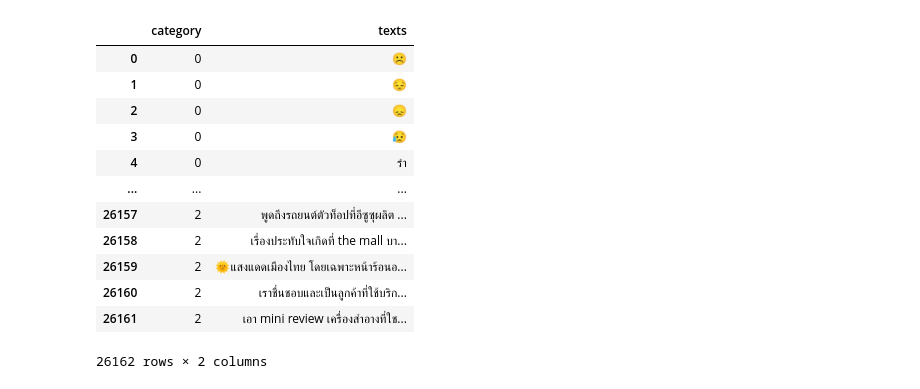
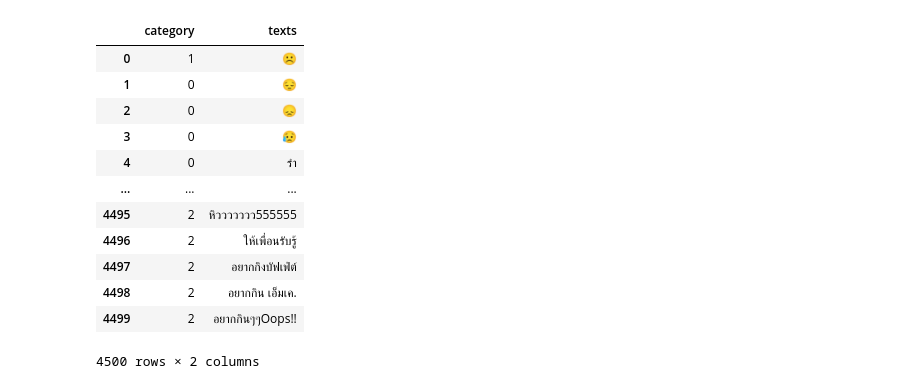
Before and after one commit to rinniizz/nlp, a Jupyter notebook: tensorflow.ipynb, the cells around one changed output. Cells and saved outputs as stored; diff of their text form; code cells hidden in the pictures.

```diff
--- a/tensorflow.ipynb
+++ b/tensorflow.ipynb
@@ -5,8 +5,8 @@ import numpy as np
 # %%
 import csv
 
-file1_path = 'testtext.txt'
-file2_path = 'testtext_label.txt'
+file1_path = './texttest1.txt'
+file2_path = './texttest1_label.txt'
 output_file_path = '_train.csv'
 
 dat = {'text': [], 'sentiment': []}
@@ -27,45 +27,45 @@ with open(output_file_path, 'w', newline='', encoding='utf-8-sig') as csv_file:
     # เขียนหัวข้อคอลัมน์
     # csv_writer.writerow(["sentiment", "text"])
 
     # เขียนข้อมูลลงในไฟล์ CSV
     for sentiment, text in zip(dat['sentiment'], dat['text']):
         sentiment = sentiment.strip()
         text = text.strip()
 
         # ข้ามหากค่า "q" ในทั้งสองไฟล์
         if sentiment == "q" or text == "q":
             continue
 
         # ข้าม index ที่มีค่า "q" ในไฟล์ "train_label.txt"
         if sentiment == "train" and text == "q":
             continue
 
         csv_writer.writerow([sentiment, text])
 
 # df = pd.read_csv(output_file_path, names=['category', 'texts'], header=None, encoding='utf-8-sig')
 # df
 # df = pd.read_csv('convert.csv', names=['texts', 'category'], header=None)
 # สร้างคำสั่งแมปเพื่อแปลงค่า label เป็นตัวเลขตามที่ต้องการ
 label_mapping = {'neu': 1, 'neg': 0, 'pos': 2}
 
 # อ่านไฟล์ CSV และใช้ฟังก์ชันแมปเพื่อแปลงค่า label
 df = pd.read_csv('_train.csv', names=['category', 'texts'], header=None)
 df['category'] = df['category'].map(label_mapping)
 df
 # %% [output]
 |  | category | texts |
-| 0 | 0 | ☹️ |
+| 0 | 1 | ☹️ |
 | 1 | 0 | 😔 |
 | 2 | 0 | 😞 |
 | 3 | 0 | 😥 |
 | 4 | 0 | รำ |
 | ... | ... | ... |
-| 26157 | 2 | พูดถึงรถยนต์ตัวท็อปที่อีซูซุผลิต ... |
-| 26158 | 2 | เรื่องประทับใจเกิดที่ the mall บา... |
-| 26159 | 2 | 🌞แสงแดดเมืองไทย โดยเฉพาะหน้าร้อนอ... |
-| 26160 | 2 | เราชื่นชอบและเป็นลูกค้าที่ใช้บริก... |
-| 26161 | 2 | เอา mini review เครื่องสำอางที่ใช... |
+| 4495 | 2 | หิววววววว555555 |
+| 4496 | 2 | ให้เพื่อนรับรู้ |
+| 4497 | 2 | อยากกิงบัฟเฟ่ต์ |
+| 4498 | 2 | อยากกิน เอ็มเค. |
+| 4499 | 2 | อยากกินๆๆOops!! |
-26162 rows × 2 columns
+4500 rows × 2 columns
 # %%
 df['category'].value_counts().plot.bar()
 # %% [output]
```
Also changed, not shown: parts of 8 cells of this notebook, 8 other files.
